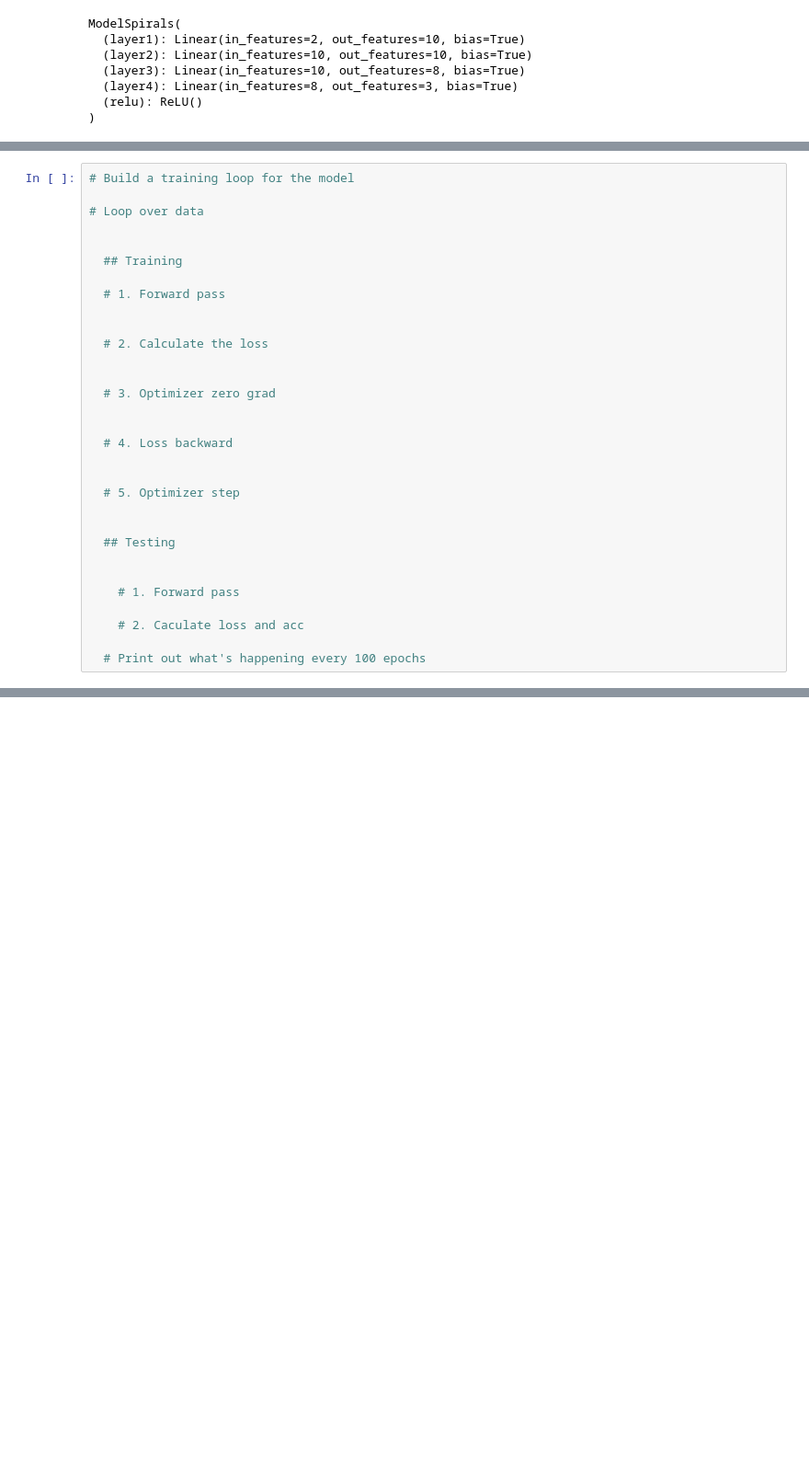
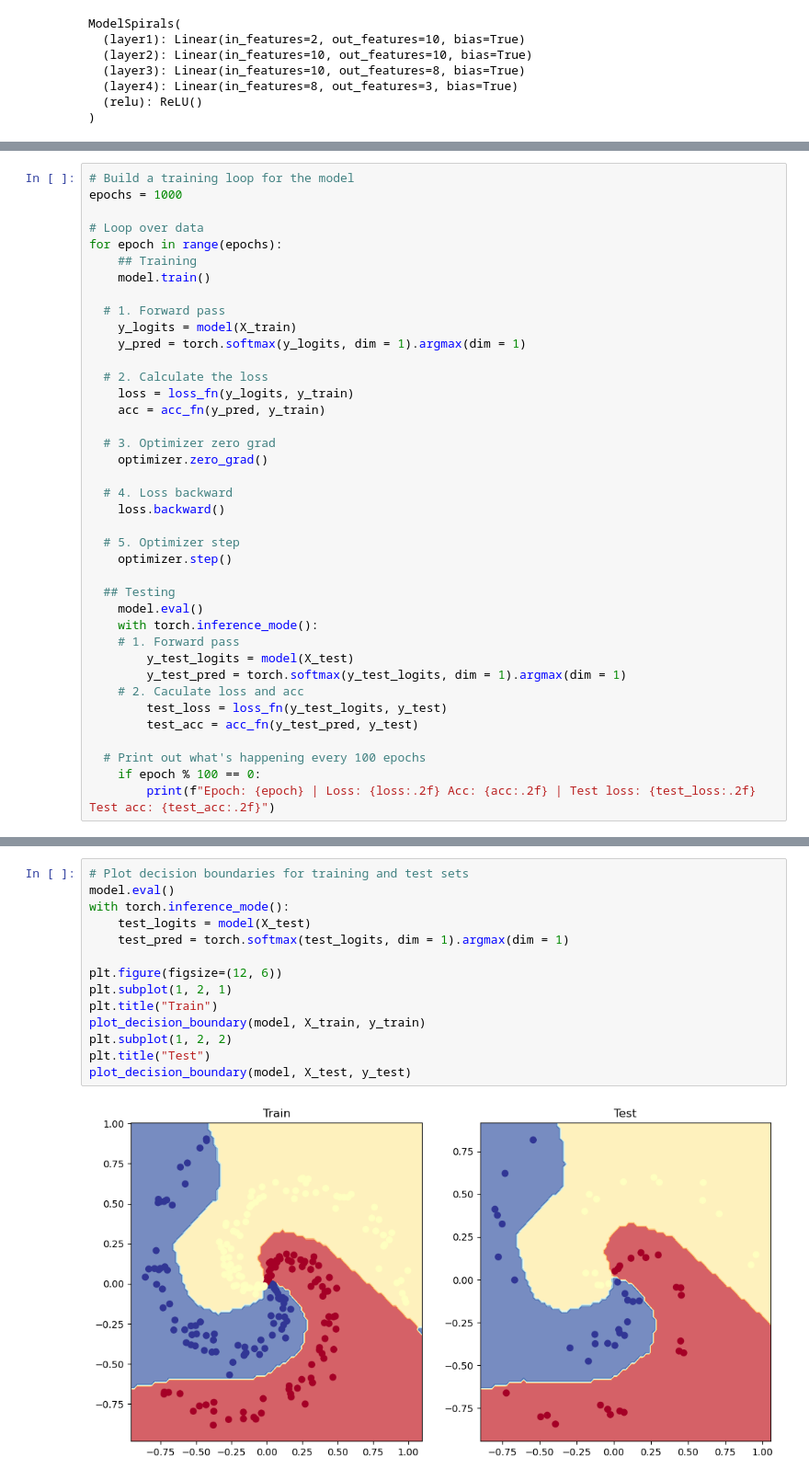
Before and after one commit to aflorkowska/NeutralNetworks_Introduction, a Jupyter notebook: Exercises/02_pytorch_classification_exercises.ipynb, the cells around one changed output, grey strips where cells are left out. Shown: that part at 92% size. Saved outputs shown, nothing was run; the diff lists cells and outputs as text; blank space fills up the shorter version.

```diff
--- a/Exercises/02_pytorch_classification_exercises.ipynb
+++ b/Exercises/02_pytorch_classification_exercises.ipynb
@@ -523,31 +524,39 @@ tensor([1, 1, 1, 1, 1], device='cuda:0')
 # %%
 # Build a training loop for the model
+epochs = 1000
 
 # Loop over data
-
-
-  ## Training
+for epoch in range(epochs):
+    ## Training
+    model.train()
 
   # 1. Forward pass
-
+    y_logits = model(X_train)
+    y_pred = torch.softmax(y_logits, dim = 1).argmax(dim = 1)
 
   # 2. Calculate the loss
-
+    loss = loss_fn(y_logits, y_train)
+    acc = acc_fn(y_pred, y_train)
 
   # 3. Optimizer zero grad
-
+    optimizer.zero_grad()
 
   # 4. Loss backward
-
+    loss.backward()
 
   # 5. Optimizer step
-
+    optimizer.step()
 
   ## Testing
-
-
+    model.eval()
+    with torch.inference_mode():
     # 1. Forward pass
-
+        y_test_logits = model(X_test)
+        y_test_pred = torch.softmax(y_test_logits, dim = 1).argmax(dim = 1)
     # 2. Caculate loss and acc
+        test_loss = loss_fn(y_test_logits, y_test)
+        test_acc = acc_fn(y_test_pred, y_test)
 
   # Print out what's happening every 100 epochs
+    if epoch % 100 == 0:
+        print(f"Epoch: {epoch} | Loss: {loss:.2f} Acc: {acc:.2f} | Test loss: {test_loss:.2f} Test acc: {test_acc:.2f}")
@@ -555,0 +574,16 @@ tensor([1, 1, 1, 1, 1], device='cuda:0')
+# %%
+# Plot decision boundaries for training and test sets
+model.eval()
+with torch.inference_mode():
+    test_logits = model(X_test)
+    test_pred = torch.softmax(test_logits, dim = 1).argmax(dim = 1)
+
+plt.figure(figsize=(12, 6))
+plt.subplot(1, 2, 1)
+plt.title("Train")
+plot_decision_boundary(model, X_train, y_train)
+plt.subplot(1, 2, 2)
+plt.title("Test")
+plot_decision_boundary(model, X_test, y_test)
+# %% [output]
+[figure, added]
```
Also changed, not shown: parts of 6 cells of this notebook.
